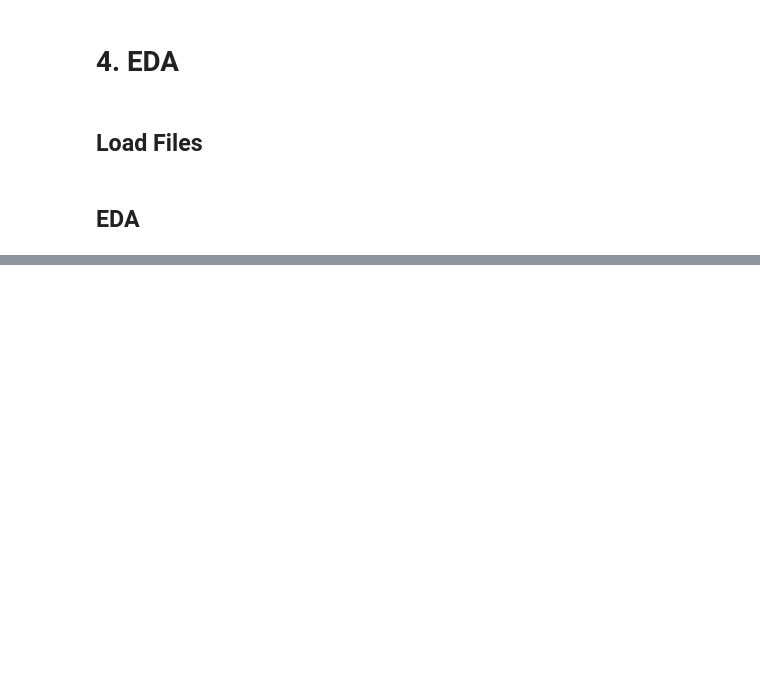
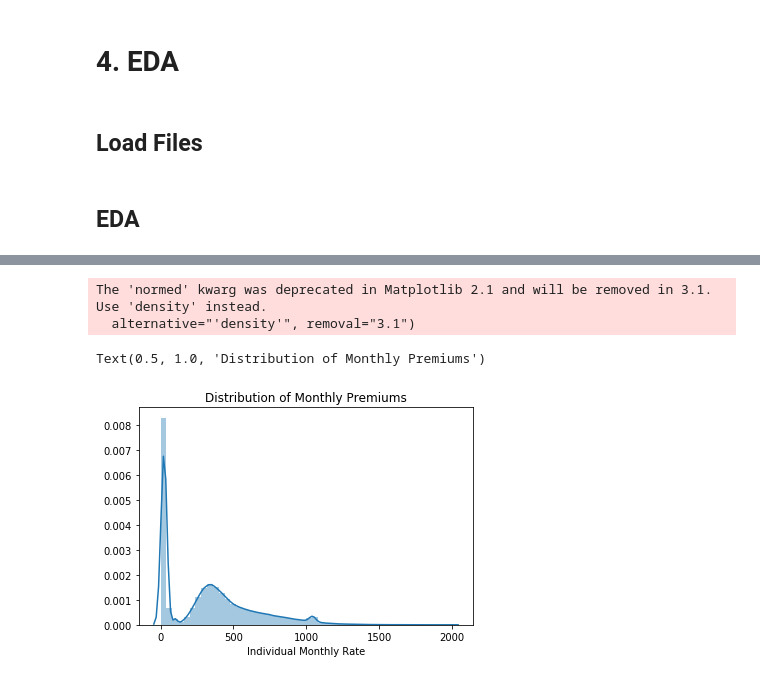
Before and after one commit to namanbhandari1/capstone, a Jupyter notebook: notebooks/04-EDA.ipynb, the cells around one changed output, grey strips where cells are left out. Saved outputs shown, nothing was run; the diff lists cells and outputs as text; code cells hidden in the pictures; blank space fills up the shorter version.

```diff
--- a/notebooks/04-EDA.ipynb
+++ b/notebooks/04-EDA.ipynb
@@ -27,3 +27,5 @@ with open ('../pickles/rate_cols.pkl', 'rb') as pkl:
     rate_cols = pickle.load(pkl)
 # %% [markdown]
 ## EDA
+# %%
+df.StateCode = df.StateCode.astype('object')
@@ -30,2 +42,8 @@ with open ('../pickles/rate_cols.pkl', 'rb') as pkl:
 # %%
-# sns.distplot(df[df['IndividualRate'] <= 2000]['IndividualRate'])
+sns.distplot(df[df['IndividualRate'] <= 2000]['IndividualRate'],
+             axlabel='Individual Monthly Rate').set_title('Distribution of Monthly Premiums')
+# %% [output]
+The 'normed' kwarg was deprecated in Matplotlib 2.1 and will be removed in 3.1. Use 'density' instead.
+  alternative="'density'", removal="3.1")
+Text(0.5, 1.0, 'Distribution of Monthly Premiums')
+[figure, added]
```
Also changed, not shown: parts of 6 cells of this notebook, 2 other files.
